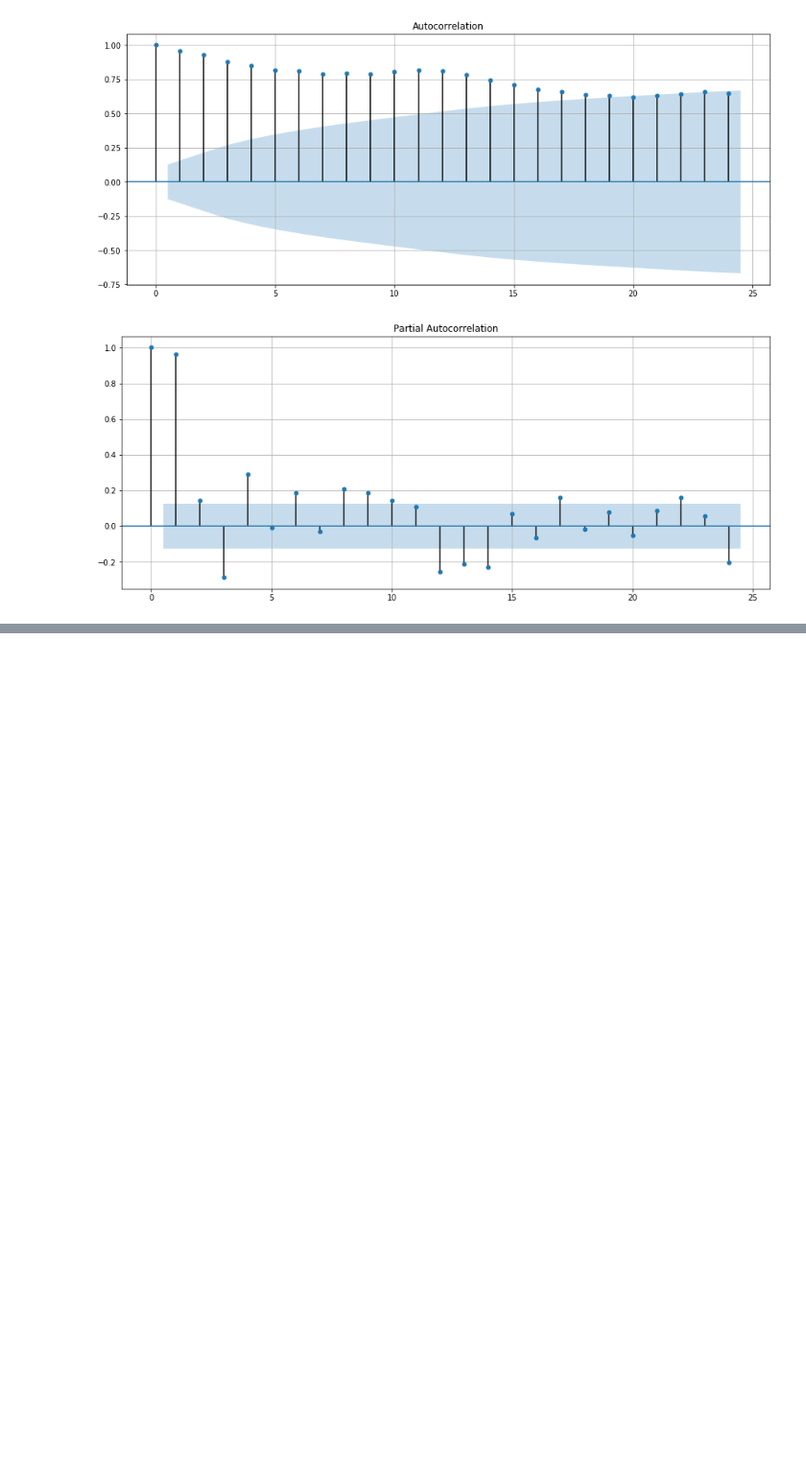
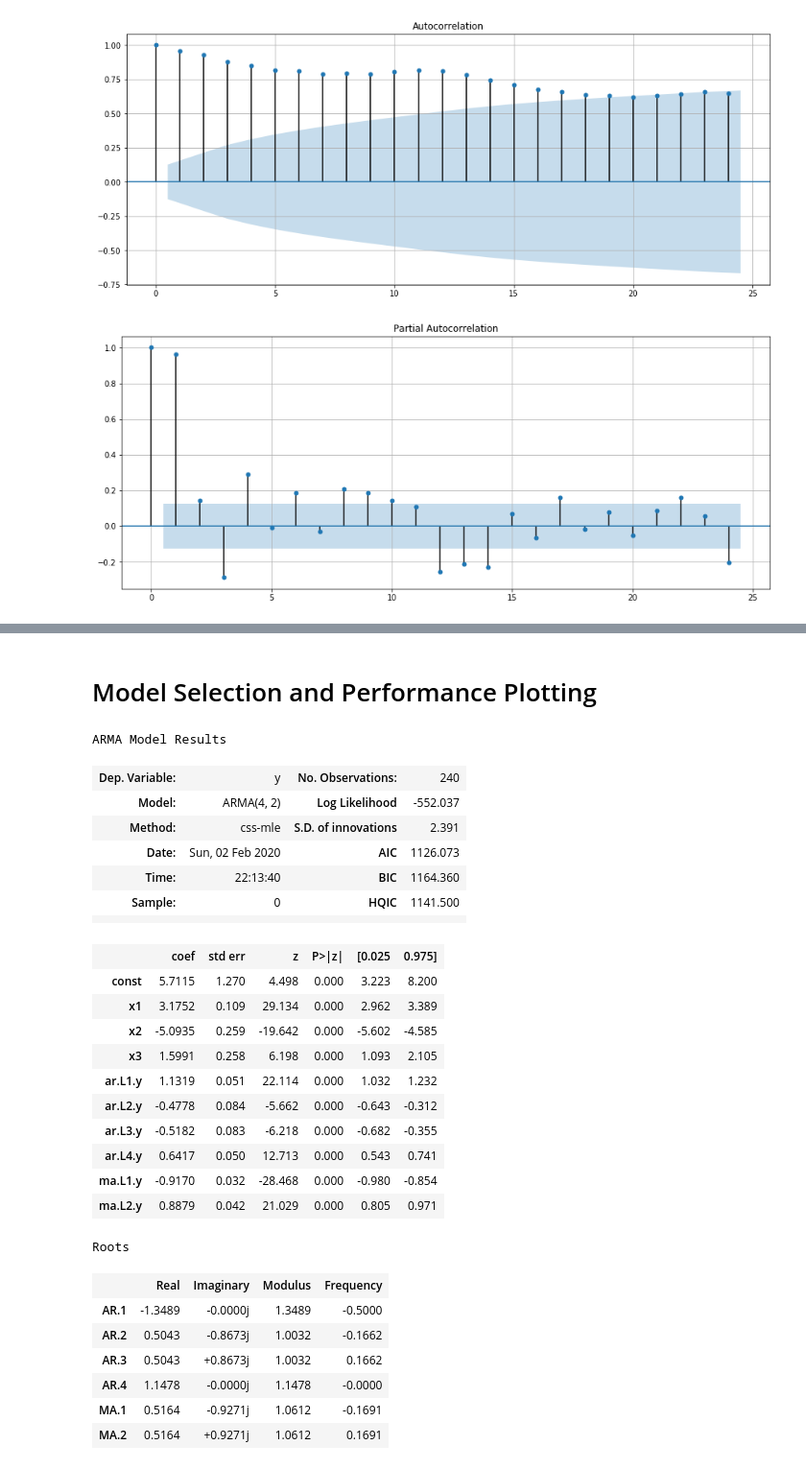
Before and after one commit to gabrielecalvo/dsemr, a Jupyter notebook: _gabe_/sealevel_prediction.ipynb, the cells around one changed output, grey strips where cells are left out. Shown at 96% size. Cells and saved outputs as stored; diff of their text form; code cells hidden in the pictures; blank space fills up the shorter version.

```diff
--- a/_gabe_/sealevel_prediction.ipynb
+++ b/_gabe_/sealevel_prediction.ipynb
@@ -48,0 +106,35 @@ from statsmodels.tsa import arima_process
+# %% [markdown]
+# Model Selection and Performance Plotting
+# %%
+ORDER_SELECED = (4,0,2)
+
+selected_model = [m for m in models if m.order==ORDER_SELECED][0]
+selected_model.summary()
+# %% [output]
+ARMA Model Results
+| Dep. Variable: | y | No. Observations: | 240 |
+| Model: | ARMA(4, 2) | Log Likelihood | -552.037 |
+| Method: | css-mle | S.D. of innovations | 2.391 |
+| Date: | Sun, 02 Feb 2020 | AIC | 1126.073 |
+| Time: | 22:13:40 | BIC | 1164.360 |
+| Sample: | 0 | HQIC | 1141.500 |
+|  |  |  |  |
+|  | coef | std err | z | P>|z| | [0.025 | 0.975] |
+| const | 5.7115 | 1.270 | 4.498 | 0.000 | 3.223 | 8.200 |
+| x1 | 3.1752 | 0.109 | 29.134 | 0.000 | 2.962 | 3.389 |
+| x2 | -5.0935 | 0.259 | -19.642 | 0.000 | -5.602 | -4.585 |
+| x3 | 1.5991 | 0.258 | 6.198 | 0.000 | 1.093 | 2.105 |
+| ar.L1.y | 1.1319 | 0.051 | 22.114 | 0.000 | 1.032 | 1.232 |
+| ar.L2.y | -0.4778 | 0.084 | -5.662 | 0.000 | -0.643 | -0.312 |
+| ar.L3.y | -0.5182 | 0.083 | -6.218 | 0.000 | -0.682 | -0.355 |
+| ar.L4.y | 0.6417 | 0.050 | 12.713 | 0.000 | 0.543 | 0.741 |
+| ma.L1.y | -0.9170 | 0.032 | -28.468 | 0.000 | -0.980 | -0.854 |
+| ma.L2.y | 0.8879 | 0.042 | 21.029 | 0.000 | 0.805 | 0.971 |
+Roots
+|  | Real | Imaginary | Modulus | Frequency |
+| AR.1 | -1.3489 | -0.0000j | 1.3489 | -0.5000 |
+| AR.2 | 0.5043 | -0.8673j | 1.0032 | -0.1662 |
+| AR.3 | 0.5043 | +0.8673j | 1.0032 | 0.1662 |
+| AR.4 | 1.1478 | -0.0000j | 1.1478 | -0.0000 |
+| MA.1 | 0.5164 | -0.9271j | 1.0612 | -0.1691 |
+| MA.2 | 0.5164 | +0.9271j | 1.0612 | 0.1691 |
```
Also changed, not shown: parts of 22 cells of this notebook, 7 other files.
